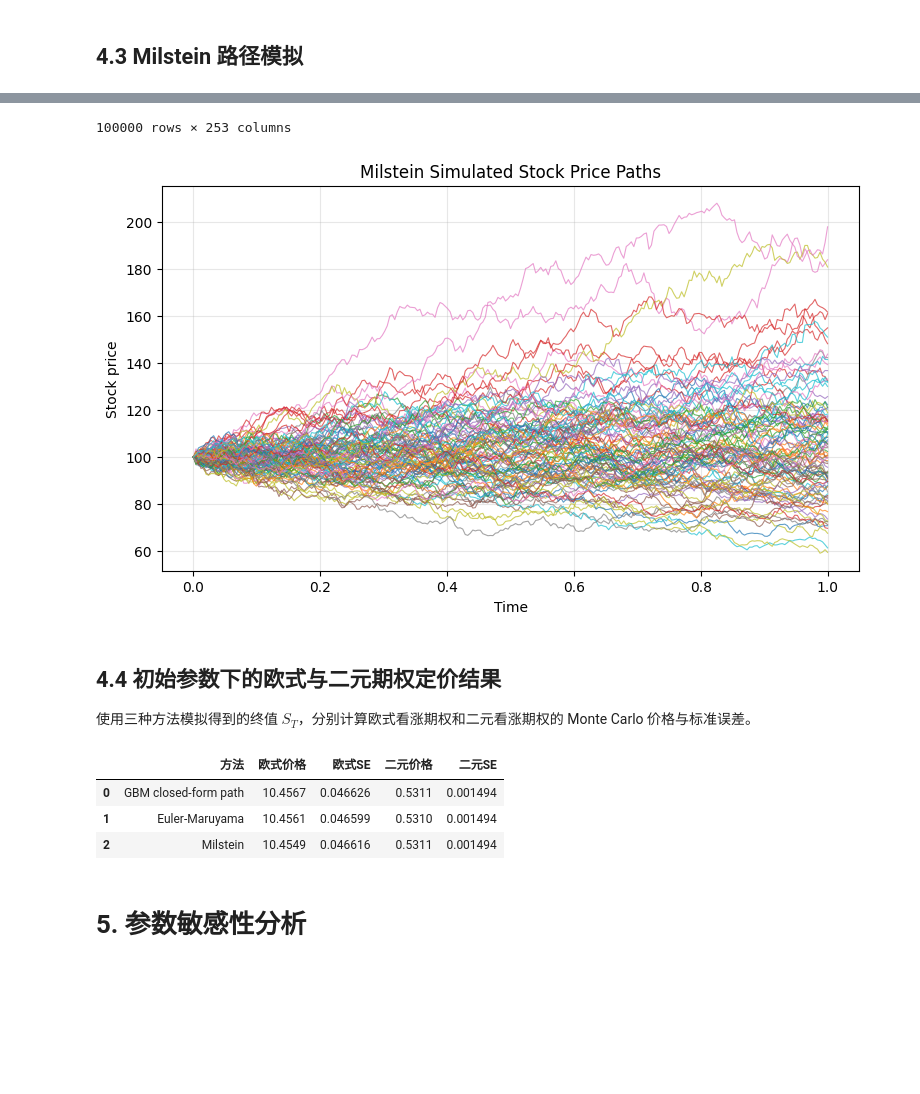
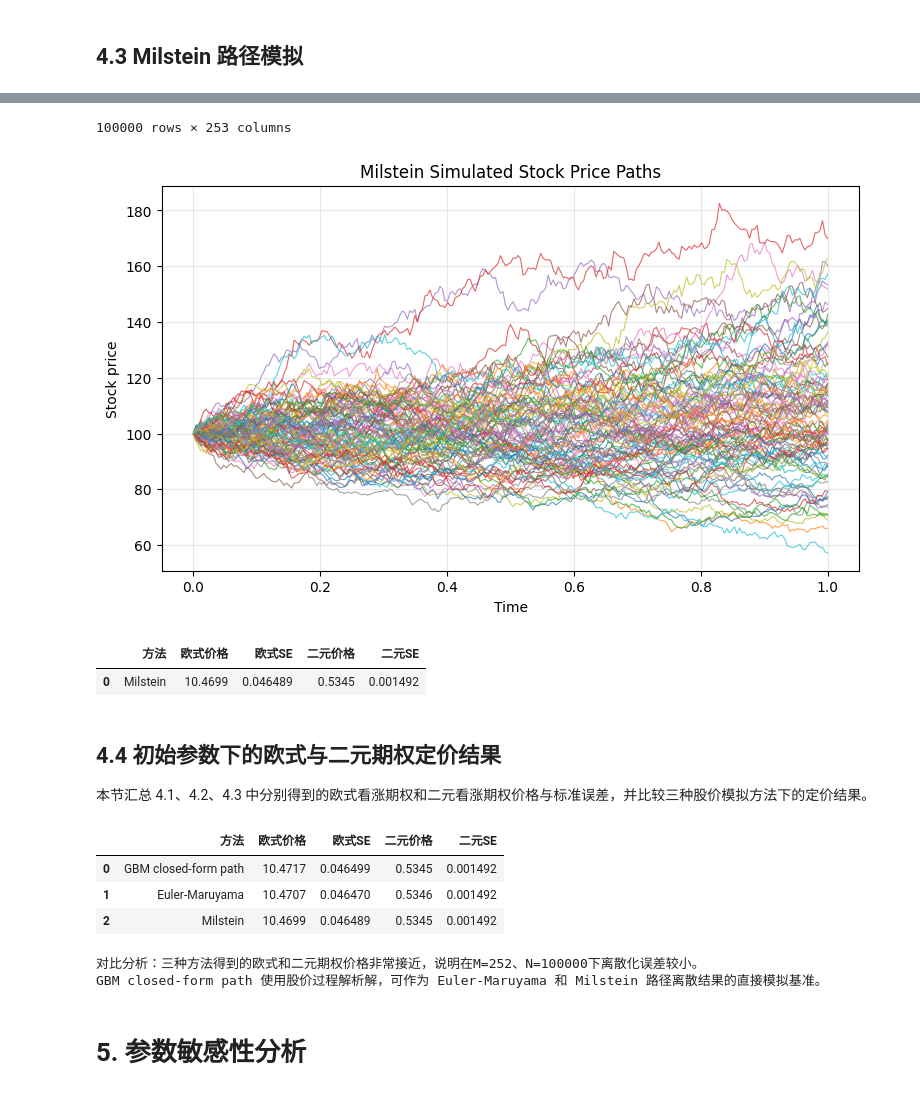
Before and after one commit to xption/CQFLearning, a Jupyter notebook: Exam2/Answer.ipynb, the cells around one changed output, grey strips where cells are left out. Drawn from its saved outputs; the diff is of its cells as text; code cells hidden in the pictures; blank space fills up the shorter version.

```diff
--- a/Exam2/Answer.ipynb
+++ b/Exam2/Answer.ipynb
@@ -180,6 +180,13 @@ def price_options_from_terminal_stock(S_T):
     euro_price, euro_se = monte_carlo_pricing(S_T, "european", strike=K, rate=r, maturity=T)
     binary_price, binary_se = monte_carlo_pricing(S_T, "binary", strike=K, rate=r, maturity=T)
     return euro_price, euro_se, binary_price, binary_se
+
+def make_single_method_pricing_table(method_name, euro_price, euro_se, binary_price, binary_se):
+    table = pd.DataFrame(
+        [[method_name, euro_price, euro_se, binary_price, binary_se]],
+        columns=["方法", "欧式价格", "欧式SE", "二元价格", "二元SE"],
+    )
+    return table.round({"欧式价格": 4, "欧式SE": 6, "二元价格": 4, "二元SE": 6})
 # %% [markdown]
 ## 4.1 GBM closed-form solution 路径模拟
 
@@ -233,5 +250,8 @@ milstein_paths = simulate_milstein_paths(S0, r, sigma, T, baseline_n_paths, base
 milstein_paths_df = pd.DataFrame(milstein_paths)
 display(milstein_paths_df)
 plot_simulated_paths(milstein_paths, "Milstein Simulated Stock Price Paths")
+
+milstein_euro_price_base, milstein_euro_se_base, milstein_binary_price_base, milstein_binary_se_base = price_options_from_terminal_stock(milstein_paths[:, -1])
+display(make_single_method_pricing_table("Milstein", milstein_euro_price_base, milstein_euro_se_base, milstein_binary_price_base, milstein_binary_se_base))
 # %% [output]
 |  | 0 | 1 | 2 | 3 | 4 | 5 | 6 | 7 | 8 | 9 | ... | ... |
@@ -249,14 +269,12 @@ plot_simulated_paths(milstein_paths, "Milstein Simulated Stock Price Paths")
 100000 rows × 253 columns
-[figure, old version]
+[figure, new version]
+|  | 方法 | 欧式价格 | 欧式SE | 二元价格 | 二元SE |
+| 0 | Milstein | 10.4699 | 0.046489 | 0.5345 | 0.001492 |
 # %% [markdown]
 ## 4.4 初始参数下的欧式与二元期权定价结果
 
-使用三种方法模拟得到的终值 $S_T$，分别计算欧式看涨期权和二元看涨期权的 Monte Carlo 价格与标准误差。
+本节汇总 4.1、4.2、4.3 中分别得到的欧式看涨期权和二元看涨期权价格与标准误差，并比较三种股价模拟方法下的定价结果。
 # %%
-gbm_euro_price, gbm_euro_se, gbm_binary_price, gbm_binary_se = price_options_from_terminal_stock(gbm_paths[:, -1])
-euler_euro_price_base, euler_euro_se_base, euler_binary_price_base, euler_binary_se_base = price_options_from_terminal_stock(euler_paths[:, -1])
-milstein_euro_price_base, milstein_euro_se_base, milstein_binary_price_base, milstein_binary_se_base = price_options_from_terminal_stock(milstein_paths[:, -1])
-
 baseline_pricing_table = pd.DataFrame(
     [
         ["GBM closed-form path", gbm_euro_price, gbm_euro_se, gbm_binary_price, gbm_binary_se],
@@ -265,12 +283,18 @@ baseline_pricing_table = pd.DataFrame(
     ],
     columns=["方法", "欧式价格", "欧式SE", "二元价格", "二元SE"],
 )
-display(baseline_pricing_table.round({"欧式价格": 4, "欧式SE": 6, "二元价格": 4, "二元SE": 6}))
+baseline_pricing_table = baseline_pricing_table.round({"欧式价格": 4, "欧式SE": 6, "二元价格": 4, "二元SE": 6})
+display(baseline_pricing_table)
+
+print("对比分析：三种方法得到的欧式和二元期权价格非常接近，说明在M=252、N=100000下离散化误差较小。")
+print("GBM closed-form path 使用股价过程解析解，可作为 Euler-Maruyama 和 Milstein 路径离散结果的直接模拟基准。")
 # %% [output]
 |  | 方法 | 欧式价格 | 欧式SE | 二元价格 | 二元SE |
-| 0 | GBM closed-form path | 10.4567 | 0.046626 | 0.5311 | 0.001494 |
-| 1 | Euler-Maruyama | 10.4561 | 0.046599 | 0.5310 | 0.001494 |
-| 2 | Milstein | 10.4549 | 0.046616 | 0.5311 | 0.001494 |
+| 0 | GBM closed-form path | 10.4717 | 0.046499 | 0.5345 | 0.001492 |
+| 1 | Euler-Maruyama | 10.4707 | 0.046470 | 0.5346 | 0.001492 |
+| 2 | Milstein | 10.4699 | 0.046489 | 0.5345 | 0.001492 |
+对比分析：三种方法得到的欧式和二元期权价格非常接近，说明在M=252、N=100000下离散化误差较小。
+GBM closed-form path 使用股价过程解析解，可作为 Euler-Maruyama 和 Milstein 路径离散结果的直接模拟基准。
 # %% [markdown]
 # 5. 参数敏感性分析
 # %%
```
Also changed, not shown: parts of 9 cells of this notebook.
